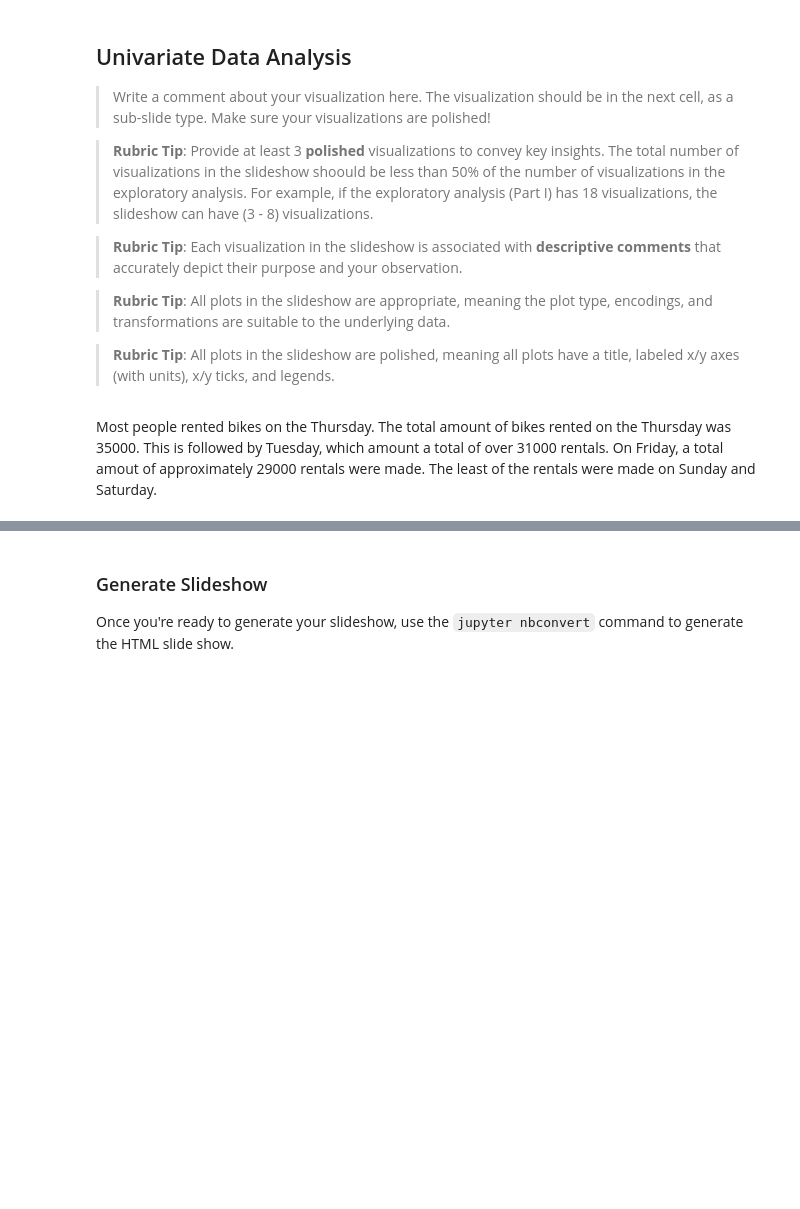
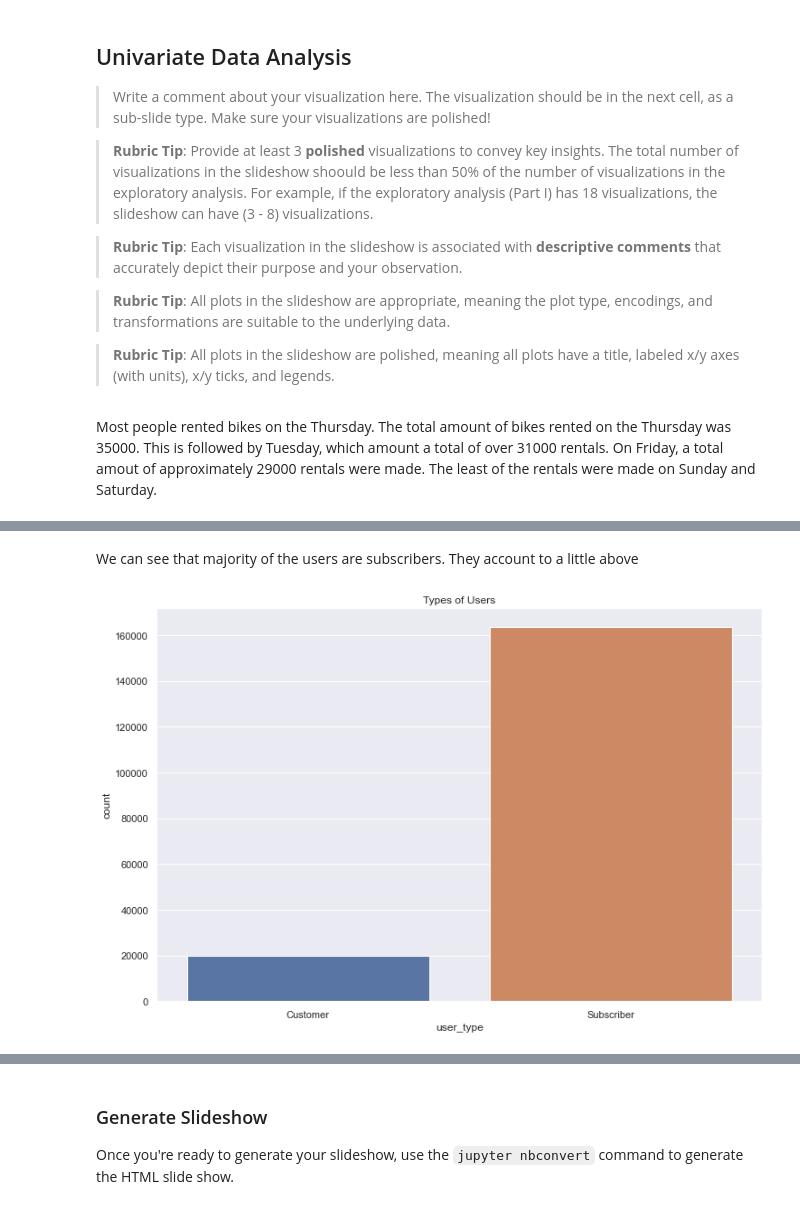
Before and after one commit to Eben-Success/Udacity_Data_Analysis_Projects, a Jupyter notebook: Project 3/Part_II_slide_deck_template.ipynb, the cells around one changed output, grey strips where cells are left out. Cells and saved outputs as stored; diff of their text form; code cells hidden in the pictures; blank space fills up the shorter version.

```diff
--- a/Project 3/Part_II_slide_deck_template.ipynb
+++ b/Project 3/Part_II_slide_deck_template.ipynb
@@ -106,0 +127,9 @@ but feel free to add more if you'd like!
+# %% [markdown]
+We can see that majority of the users are subscribers. They account to a little above
+# %%
+sn.set_theme(style='darkgrid')
+plt.figure(figsize=[12,8])
+plt.title("Types of Users")
+sn.countplot(df.user_type);
+# %% [output]
+[figure, added]
```
Also changed, not shown: parts of 14 cells of this notebook, 1 other file.
